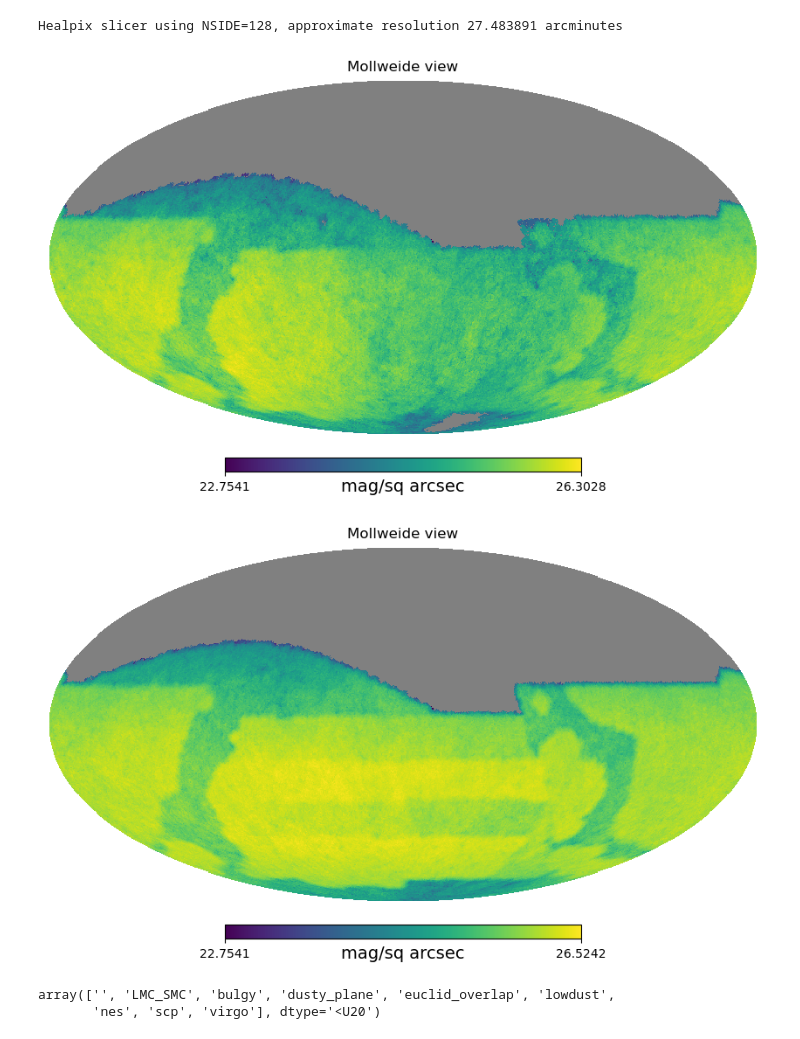
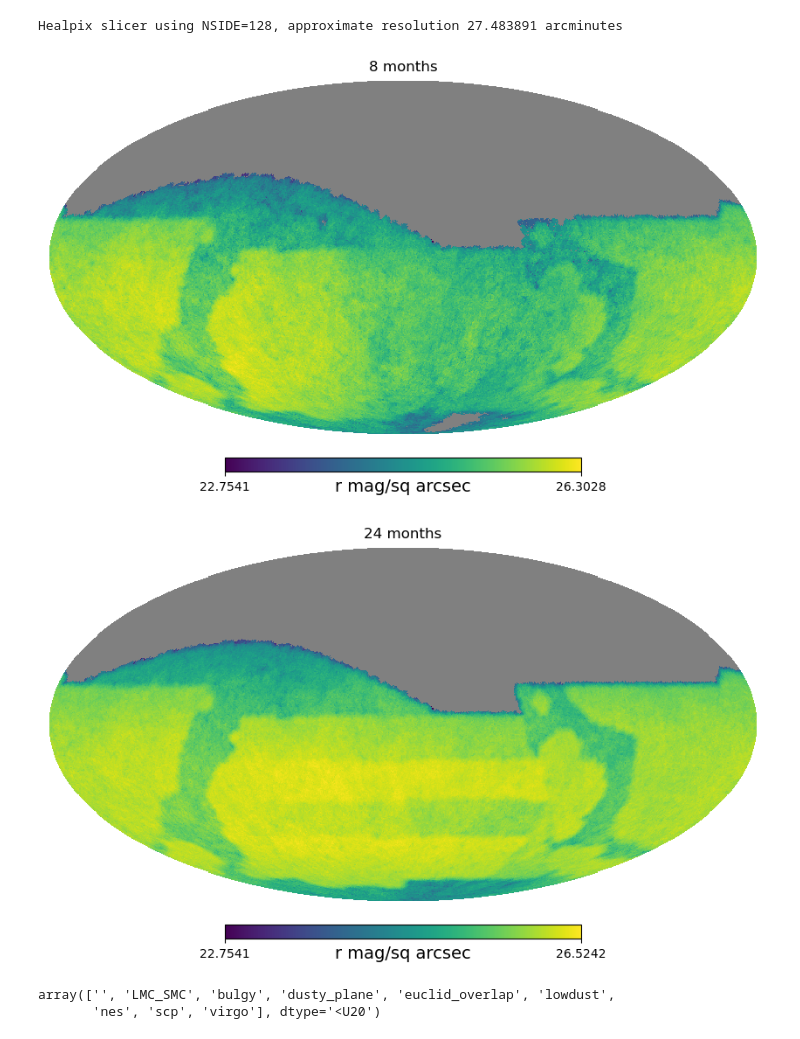
Before and after one commit to yoachim/23_Scratch, a Jupyter notebook: depth_v_time/uniformity_v_time.ipynb, the cells around one changed output. Saved outputs shown, nothing was run; the diff lists cells and outputs as text; code cells hidden in the pictures.

```diff
--- a/depth_v_time/uniformity_v_time.ipynb
+++ b/depth_v_time/uniformity_v_time.ipynb
@@ -31,14 +31,14 @@ mbg.run_all()
 # %%
 # Now we can look at the coadded depth as function of time
 # After 8 and 24 months
 
-hp.mollview(bundle_list[0].metric_values[:,8], unit="mag/sq arcsec")
+hp.mollview(bundle_list[0].metric_values[:,8], unit="r mag/sq arcsec", title='8 months')
 
 
-hp.mollview(bundle_list[0].metric_values[:,24], unit="mag/sq arcsec")
+hp.mollview(bundle_list[0].metric_values[:,24], unit="r mag/sq arcsec", title='24 months')
 # %% [output]
-[figure, old version]
+[figure, new version]
-[figure, old version]
+[figure, new version]
 # %%
 # Let's load up the goal footprint so we can specify the WFD area:
 sag = EuclidOverlapFootprint(nside=nside)
```
Also changed, not shown: parts of 1 cell of this notebook, 1 other file.
